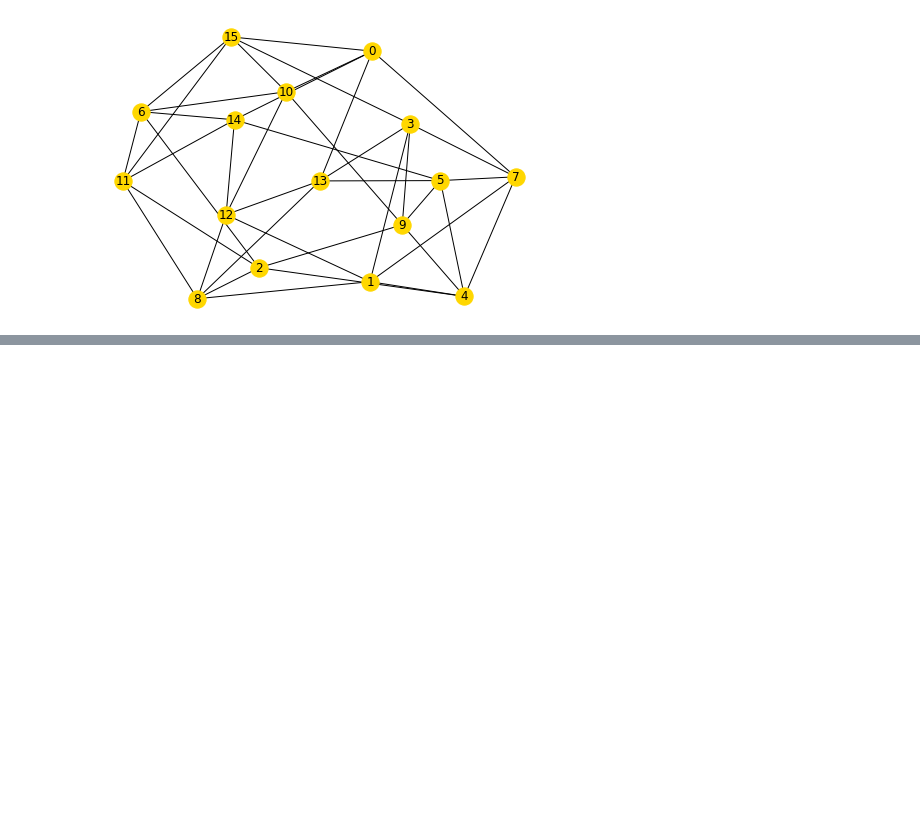
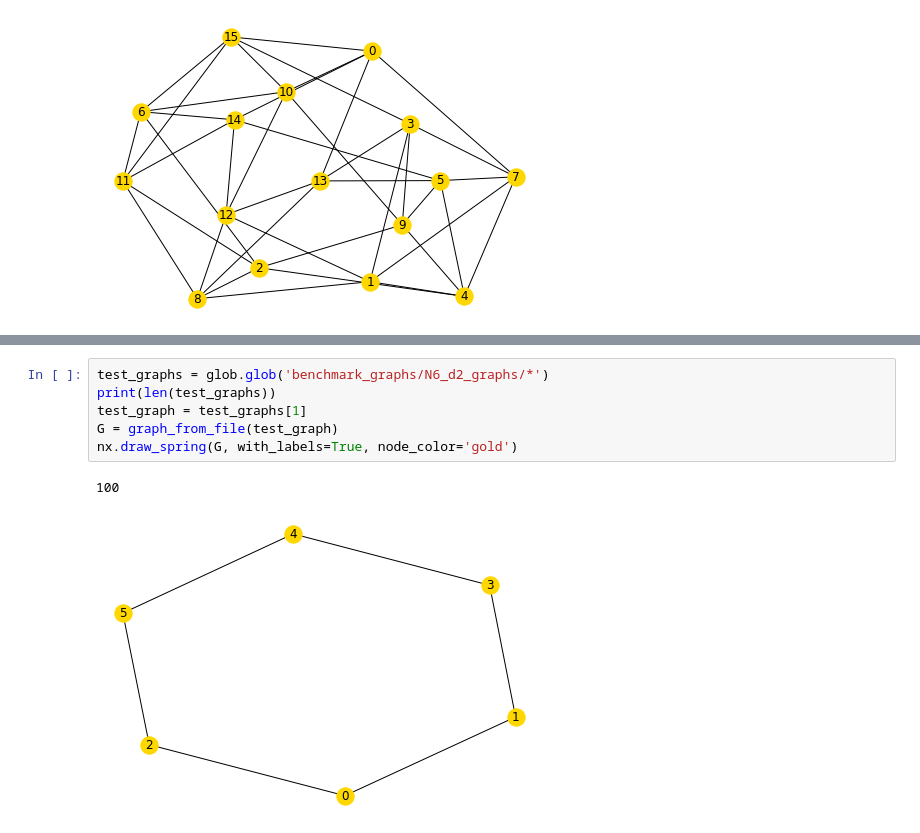
Before and after one commit to teaguetomesh/dqva-and-circuit-cutting, a Jupyter notebook: combining_QSPLIT_and_cutQC.ipynb, the cells around one changed output, grey strips where cells are left out. Saved outputs shown, nothing was run; the diff lists cells and outputs as text; blank space fills up the shorter version.

```diff
--- a/combining_QSPLIT_and_cutQC.ipynb
+++ b/combining_QSPLIT_and_cutQC.ipynb
@@ -617,0 +773,9 @@ nx.draw_spring(G, with_labels=True, node_color='gold')
+# %%
+test_graphs = glob.glob('benchmark_graphs/N6_d2_graphs/*')
+print(len(test_graphs))
+test_graph = test_graphs[1]
+G = graph_from_file(test_graph)
+nx.draw_spring(G, with_labels=True, node_color='gold')
+# %% [output]
+100
+[figure, added]
```
Also changed, not shown: parts of 9 cells of this notebook, 2 other files.
